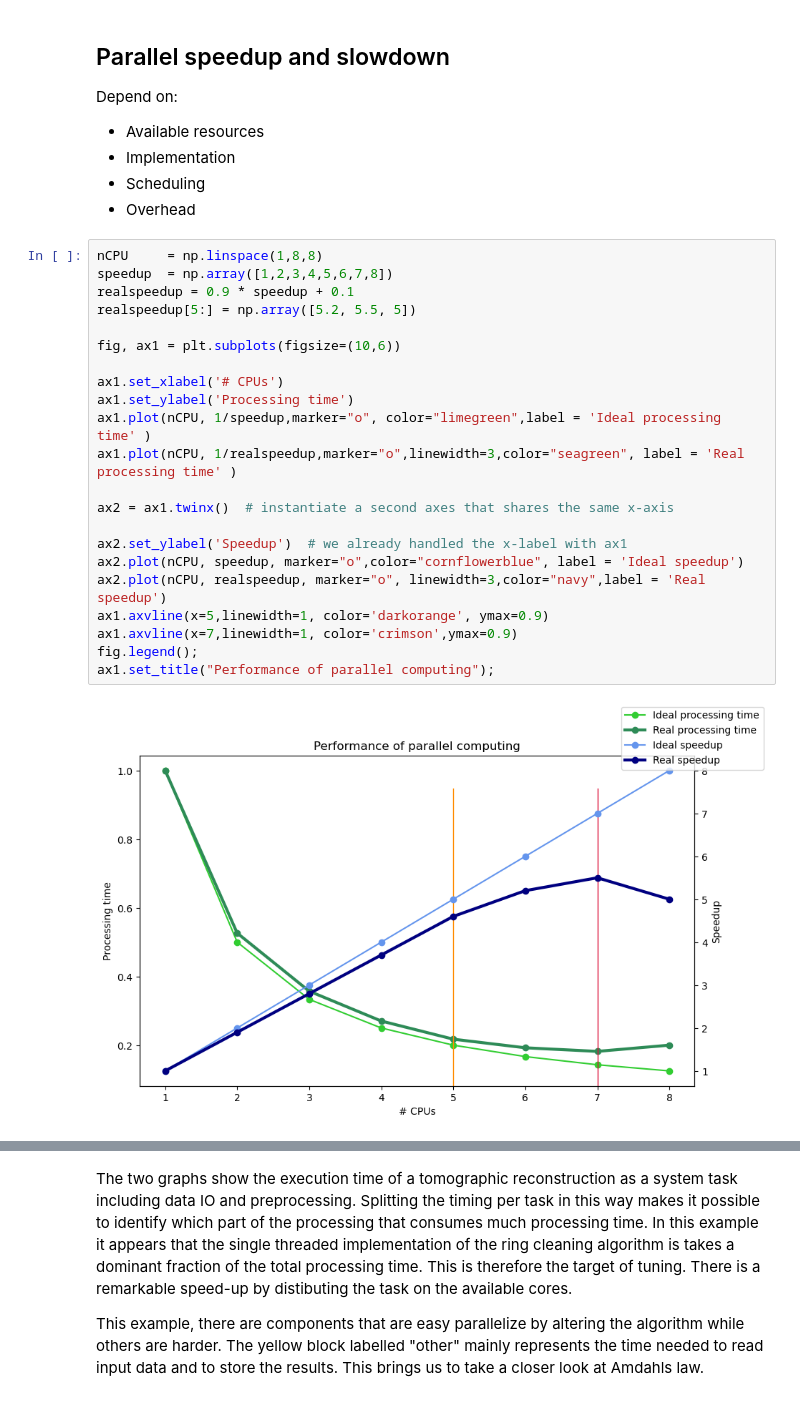
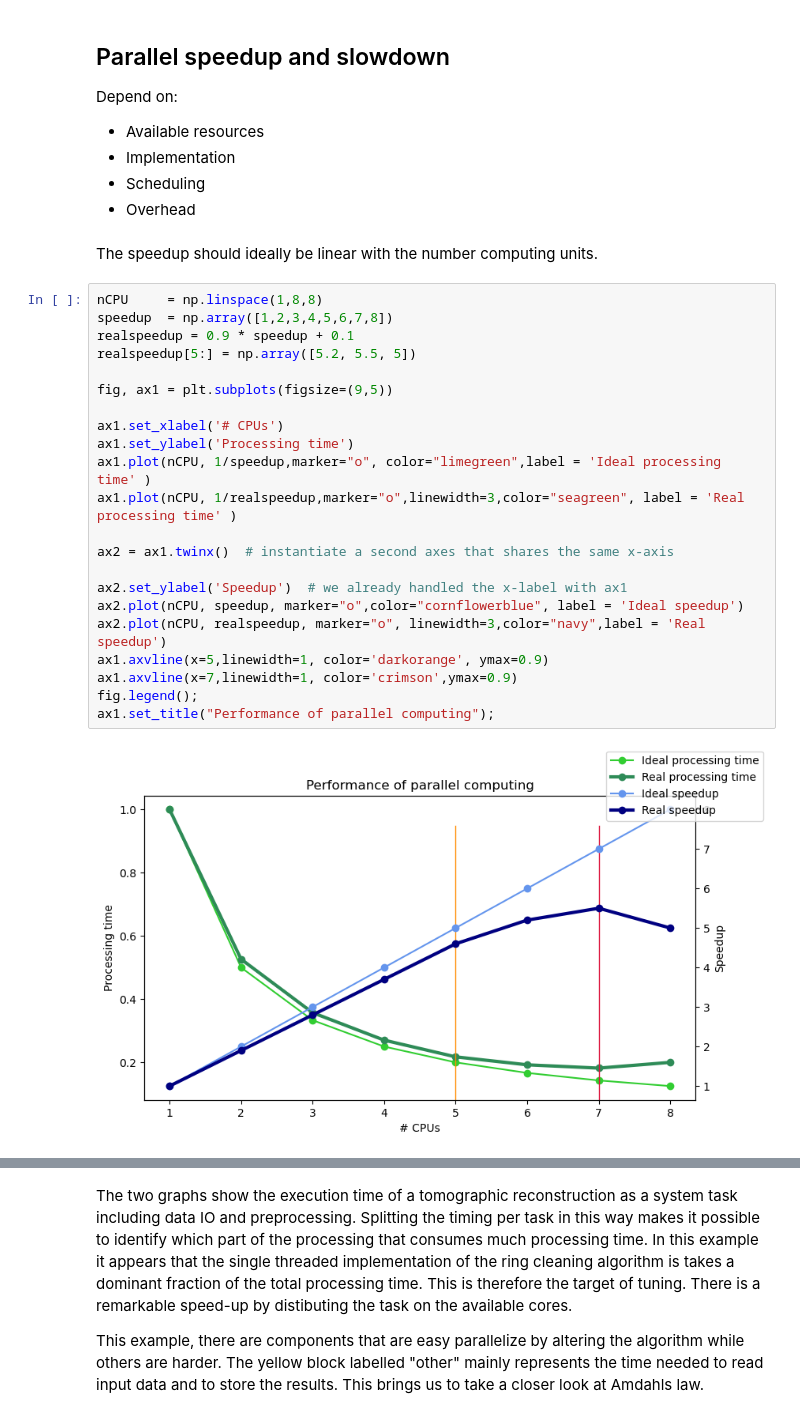
Before and after one commit to ImagingLectures/Quantitative-Big-Imaging-2025, a Jupyter notebook: Lectures/Lecture-11/11-ScalingUp.ipynb, the cells around one changed output, grey strips where cells are left out. Saved outputs shown, nothing was run; the diff lists cells and outputs as text.

```diff
--- a/Lectures/Lecture-11/11-ScalingUp.ipynb
+++ b/Lectures/Lecture-11/11-ScalingUp.ipynb
@@ -314,30 +347,32 @@ Depend on:
 - Implementation
 - Scheduling
 - Overhead
+# %% [markdown]
+The speedup should ideally be linear with the number computing units.
 # %%
 nCPU     = np.linspace(1,8,8)
 speedup  = np.array([1,2,3,4,5,6,7,8])
 realspeedup = 0.9 * speedup + 0.1
 realspeedup[5:] = np.array([5.2, 5.5, 5])
 
-fig, ax1 = plt.subplots(figsize=(10,6))
+fig, ax1 = plt.subplots(figsize=(9,5))
 
 ax1.set_xlabel('# CPUs')
 ax1.set_ylabel('Processing time')
 ax1.plot(nCPU, 1/speedup,marker="o", color="limegreen",label = 'Ideal processing time' )
 ax1.plot(nCPU, 1/realspeedup,marker="o",linewidth=3,color="seagreen", label = 'Real processing time' )
 
 ax2 = ax1.twinx()  # instantiate a second axes that shares the same x-axis
 
 ax2.set_ylabel('Speedup')  # we already handled the x-label with ax1
 ax2.plot(nCPU, speedup, marker="o",color="cornflowerblue", label = 'Ideal speedup')
 ax2.plot(nCPU, realspeedup, marker="o", linewidth=3,color="navy",label = 'Real speedup')
 ax1.axvline(x=5,linewidth=1, color='darkorange', ymax=0.9)
 ax1.axvline(x=7,linewidth=1, color='crimson',ymax=0.9)
 fig.legend();
 ax1.set_title("Performance of parallel computing");
 # %% [output]
-[figure, old version]
+[figure, new version]
 # %% [markdown]
 ### Real performance test run - Spotting hotspots
 
```
Also changed, not shown: parts of 43 cells of this notebook.
